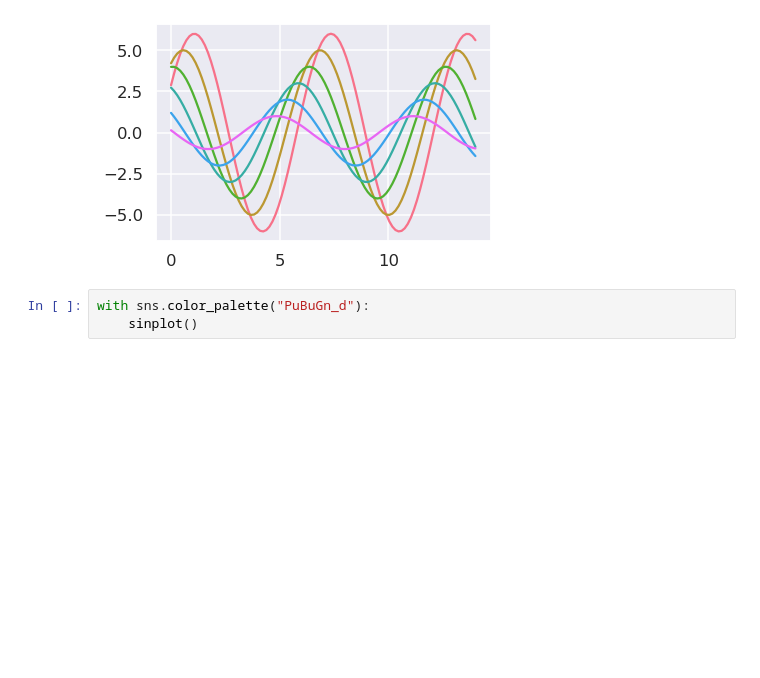
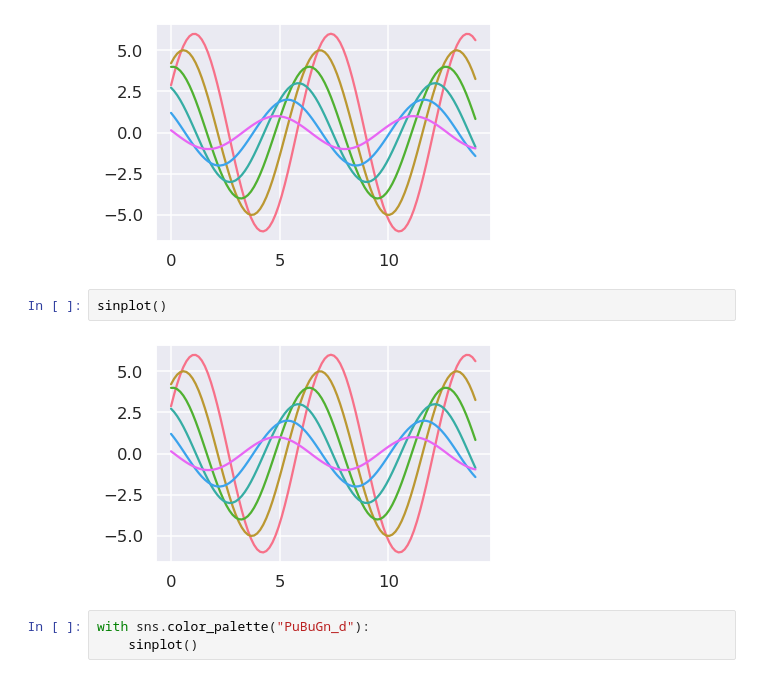
Before and after one commit to edensunyidan/pstat-134-fall-2021, a Jupyter notebook: lecture-notes/04-Exploratory-Data-Analysis-and-Visualization.ipynb, the cells around one changed output. Cells and saved outputs as stored; diff of their text form; blank space fills up the shorter version.

```diff
--- a/lecture-notes/04-Exploratory-Data-Analysis-and-Visualization.ipynb
+++ b/lecture-notes/04-Exploratory-Data-Analysis-and-Visualization.ipynb
@@ -298,6 +291,10 @@ sns.set_palette("husl")
 sinplot()
 # %% [output]
 [figure]
+# %%
+sinplot()
+# %% [output]
+[figure, added]
 # %%
 with sns.color_palette("PuBuGn_d"):
     sinplot()
```
Also changed, not shown: parts of 14 cells of this notebook, 5 other files.
